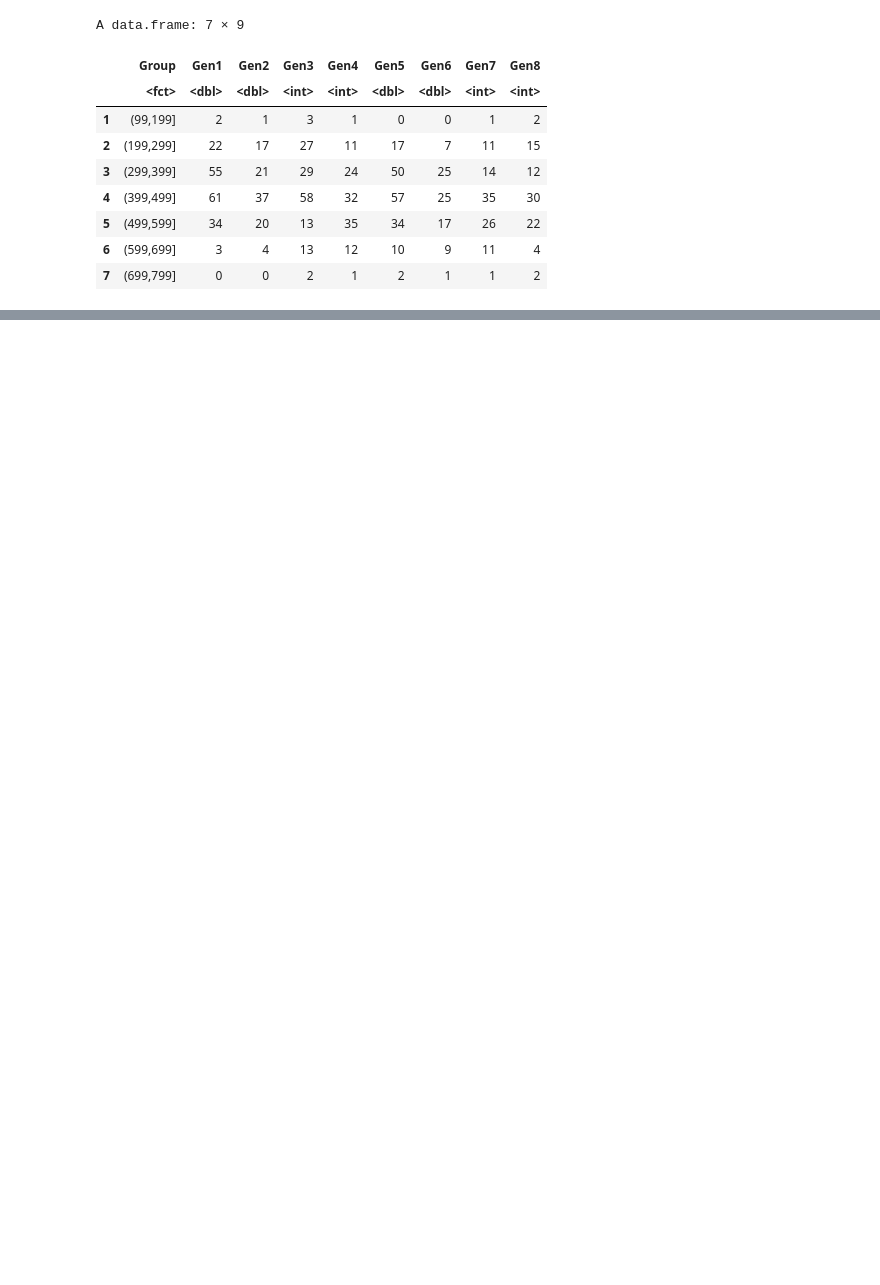
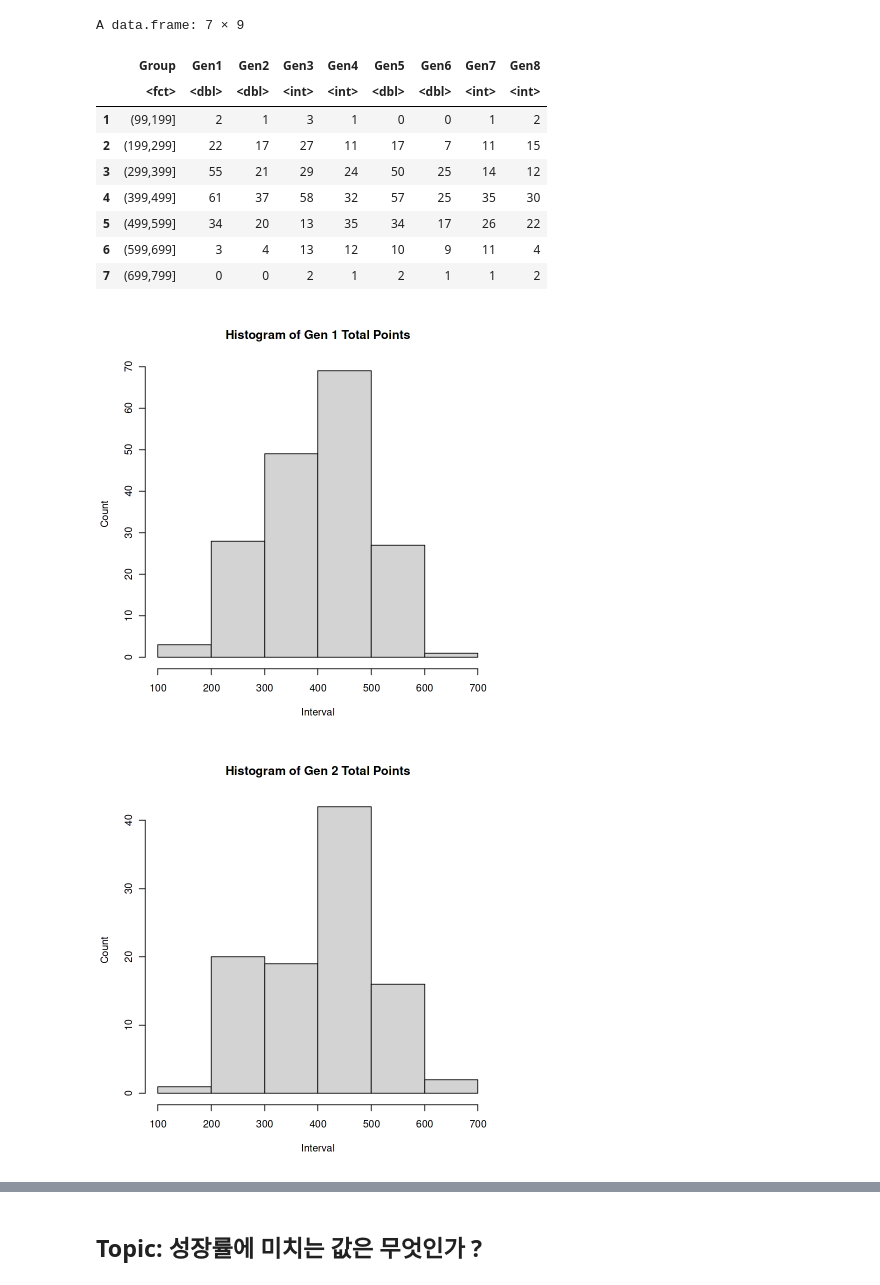
Before and after one commit to stop1one/Analyzing-Pokemon-Championship, a Jupyter notebook: analyzing-pokemon.ipynb, the cells around one changed output, grey strips where cells are left out. Drawn from its saved outputs; the diff is of its cells as text; code cells hidden in the pictures; blank space fills up the shorter version.

Commit message:
Update Topic 4 & Modify Topic 1, 2 and 3

```diff
--- a/analyzing-pokemon.ipynb
+++ b/analyzing-pokemon.ipynb
@@ -182,7 +186,8 @@ points_groups <- list()
 for (i in 1:8){
     total_points_geni <- pokedex_kor[pokedex_kor$generation==i,]$total_points
     cut_geni <- cut(total_points_geni, 1:8*100-1)
-    points_groups[[i]] <- aggregate(total_points_geni, list(cut_geni), length)
+    points_groups[[i]] <- aggregate(total_points_geni, list(cut_geni), length, drop=F)
+    points_groups[[i]][is.na(points_groups[[i]])] <- 0
     names(points_groups[[i]])[2] <- paste("Gen",as.character(i),sep="")
     if (i>1) points_table <- merge(points_table, points_groups[[i]], by="Group.1", all=T)
     else points_table <- points_groups[[i]]
@@ -205,3 +208,8 @@ A data.frame: 7 × 9
 | 5 | (499,599] | 34 | 20 | 13 | 35 | 34 | 17 | 26 | 22 |
 | 6 | (599,699] | 3 | 4 | 13 | 12 | 10 | 9 | 11 | 4 |
 | 7 | (699,799] | 0 | 0 | 2 | 1 | 2 | 1 | 1 | 2 |
+# %%
+for (i in 1:8) hist(pokedex_kor[pokedex_kor$generation==i,]$total_points, nclass=6, main=paste("Histogram of Gen", i, "Total Points"), xlab="Interval", ylab="Count")
+# %% [output]
+[figure, added]
+[figure, added]
@@ -207,0 +222,2 @@ A data.frame: 7 × 9
+# %% [markdown]
+## Topic: 성장률에 미치는 값은 무엇인가 ?
```
Also changed, not shown: parts of 23 cells of this notebook.
